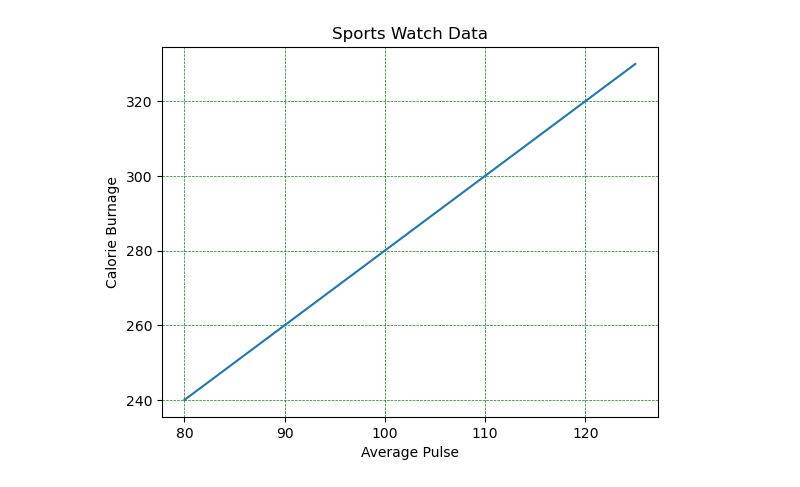
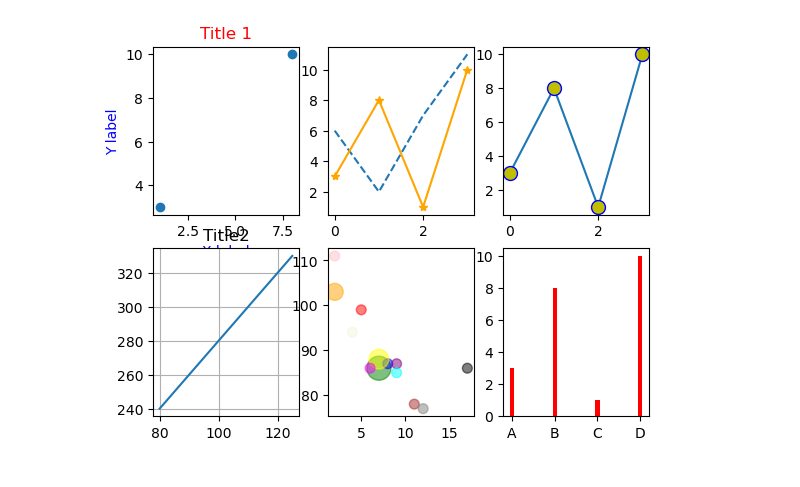
Before and after one commit to faaiquanayyira/dataScience, a Jupyter notebook: pr3.ipynb, the cells around one changed output. Cells and saved outputs as stored; diff of their text form; code cells hidden in the pictures.

```diff
--- a/pr3.ipynb
+++ b/pr3.ipynb
@@ -324,18 +1,48 @@ plt.show()
-# %%
-import numpy as np
-import matplotlib.pyplot as plt
-
-x = np.array([80, 85, 90, 95, 100, 105, 110, 115, 120, 125])
-y = np.array([240, 250, 260, 270, 280, 290, 300, 310, 320, 330])
-
-plt.title("Sports Watch Data")
-plt.xlabel("Average Pulse")
-plt.ylabel("Calorie Burnage")
-
-plt.plot(x, y)
-
-plt.grid(color = 'green', linestyle = '--', linewidth = 0.5)
-
-plt.show()
-# %% [output]
-[figure, removed]
+# %%
+import matplotlib.pyplot as plt
+import numpy as np
+
+plt.subplot(2,3,1)
+xpoints = np.array([1, 8])
+ypoints = np.array([3, 10])
+plt.plot(xpoints, ypoints, 'o')
+plt.title("Title 1", color="red")
+plt.xlabel("X label", color="blue")
+plt.ylabel("Y label", color="blue")
+
+plt.subplot(2,3,2)
+y1 = np.array([3, 8, 1, 10])
+y2 = np.array([6, 2, 7, 11])
+plt.plot(y2,linestyle="dashed")
+plt.plot(y1, marker = '*',color="orange")
+
+plt.subplot(2,3,3)
+ypoints = np.array([3, 8, 1, 10])
+plt.plot(ypoints, marker = 'o', ms = 10, mfc = 'y',mec='b')
+
+plt.subplot(2,3,4)
+x = np.array([80, 85, 90, 95, 100, 105, 110, 115, 120, 125])
+y = np.array([240, 250, 260, 270, 280, 290, 300, 310, 320, 330])
+plt.title("Title2")
+plt.plot(x, y)
+plt.grid()
+
+plt.subplot(2,3,5)
+x = np.array([5,7,8,7,2,17,2,9,4,11,12,9,6])
+y = np.array([99,86,87,88,111,86,103,87,94,78,77,85,86])
+size = np.full(len(x), 50)
+size[1]=300
+size[3]=200
+size[6]=150
+colors = np.array(["red","green","blue","yellow","pink","black","orange","purple","beige","brown","gray","cyan","magenta"])
+plt.scatter(x, y, c=colors, s=size, alpha=0.5)
+
+
+plt.subplot(2,3,6)
+x=(["A","B","C","D"])
+y=np.array([3,8,1,10])
+plt.bar(x,y,width=0.1,color="r")
+
+plt.show()
+# %% [output]
+[figure, added]
```
Also changed, not shown: parts of 27 cells of this notebook.
